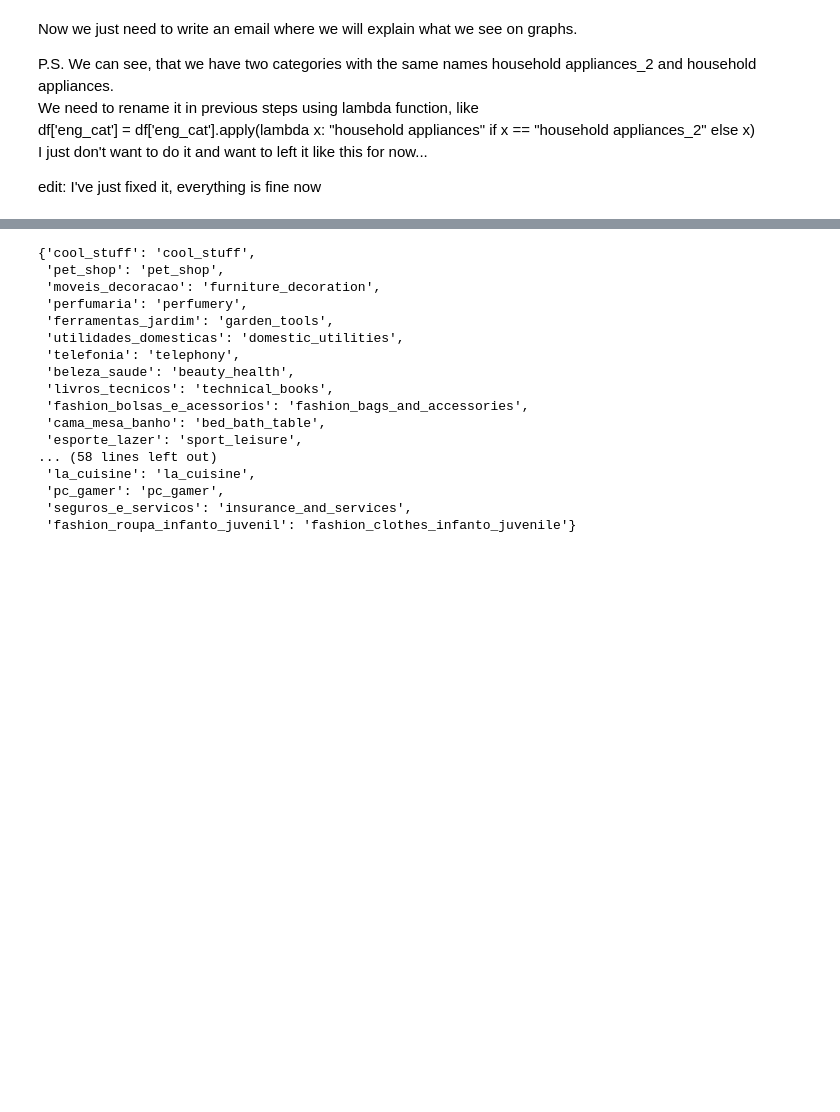
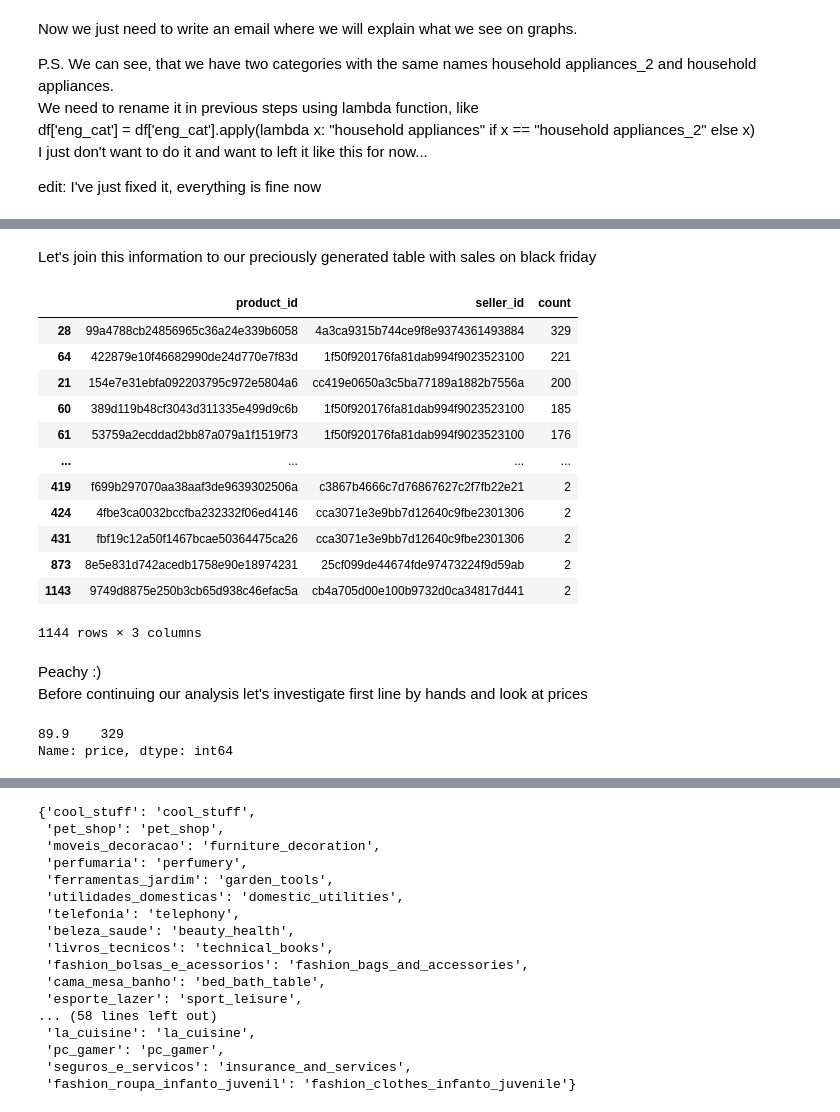
Before and after one commit to MaratJilikbaev/brazilian_e_commerce, a Jupyter notebook: research/goal_realization.ipynb, the cells around one changed output, grey strips where cells are left out. Cells and saved outputs as stored; diff of their text form; code cells hidden in the pictures; blank space fills up the shorter version.

```diff
--- a/research/goal_realization.ipynb
+++ b/research/goal_realization.ipynb
@@ -823,0 +895,6 @@ edit: I've just fixed it, everything is fine now
+# %%
+black_friday_sales = black_friday_and_before_sales[black_friday_and_before_sales['order_purchase_date'] >= '2017-11-24']
+print(black_friday_sales.order_purchase_date.min())
+print(black_friday_sales.order_purchase_date.max())
+black_friday_product_seller_pairs = black_friday_sales[["product_id", "seller_id"]].drop_duplicates().reset_index(drop=True)
+black_friday_product_seller_pairs
@@ -823,0 +956,27 @@ edit: I've just fixed it, everything is fine now
+# %% [markdown]
+Let's join this information to our preciously generated table with sales on black friday
+# %%
+black_friday_product_seller_pairs_with_stats = black_friday_product_seller_pairs.merge(product_seller_pair, how='inner', on=['product_id', 'seller_id'])
+black_friday_product_seller_pairs_with_stats.sort_values('count', ascending=False)
+# %% [output]
+|  | product_id | seller_id | count |
+| 28 | 99a4788cb24856965c36a24e339b6058 | 4a3ca9315b744ce9f8e9374361493884 | 329 |
+| 64 | 422879e10f46682990de24d770e7f83d | 1f50f920176fa81dab994f9023523100 | 221 |
+| 21 | 154e7e31ebfa092203795c972e5804a6 | cc419e0650a3c5ba77189a1882b7556a | 200 |
+| 60 | 389d119b48cf3043d311335e499d9c6b | 1f50f920176fa81dab994f9023523100 | 185 |
+| 61 | 53759a2ecddad2bb87a079a1f1519f73 | 1f50f920176fa81dab994f9023523100 | 176 |
+| ... | ... | ... | ... |
+| 419 | f699b297070aa38aaf3de9639302506a | c3867b4666c7d76867627c2f7fb22e21 | 2 |
+| 424 | 4fbe3ca0032bccfba232332f06ed4146 | cca3071e3e9bb7d12640c9fbe2301306 | 2 |
+| 431 | fbf19c12a50f1467bcae50364475ca26 | cca3071e3e9bb7d12640c9fbe2301306 | 2 |
+| 873 | 8e5e831d742acedb1758e90e18974231 | 25cf099de44674fde97473224f9d59ab | 2 |
+| 1143 | 9749d8875e250b3cb65d938c46efac5a | cb4a705d00e100b9732d0ca34817d441 | 2 |
+1144 rows × 3 columns
+# %% [markdown]
+Peachy :) <br>
+Before continuing our analysis let's investigate first line by hands and look at prices
+# %%
+black_friday_and_before_sales[(black_friday_and_before_sales['product_id']=='99a4788cb24856965c36a24e339b6058') & (black_friday_and_before_sales['seller_id']=='4a3ca9315b744ce9f8e9374361493884')].price.value_counts()
+# %% [output]
+89.9    329
+Name: price, dtype: int64
```
Also changed, not shown: parts of 34 cells of this notebook.
